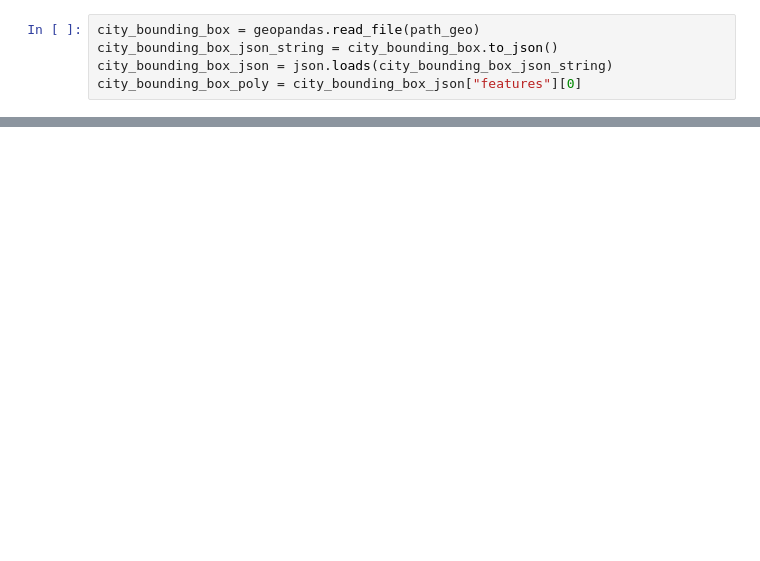
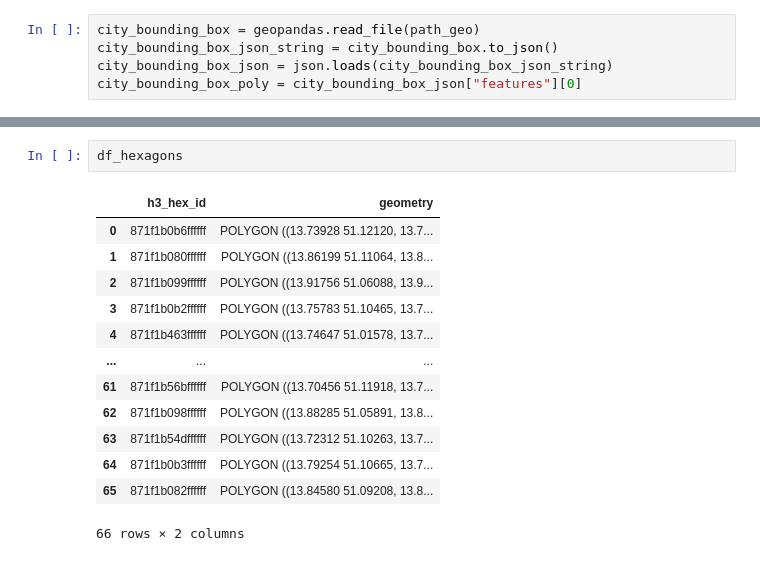
Before and after one commit to mulko93/AAA_Jupyter_Explorers, a Jupyter notebook: notebooks/02_Hexagons.ipynb, the cells around one changed output, grey strips where cells are left out. Cells and saved outputs as stored; diff of their text form; blank space fills up the shorter version.

```diff
--- a/notebooks/02_Hexagons.ipynb
+++ b/notebooks/02_Hexagons.ipynb
@@ -40,0 +104,16 @@ geopandas.
+# %%
+df_hexagons
+# %% [output]
+|  | h3_hex_id | geometry |
+| 0 | 871f1b0b6ffffff | POLYGON ((13.73928 51.12120, 13.7... |
+| 1 | 871f1b080ffffff | POLYGON ((13.86199 51.11064, 13.8... |
+| 2 | 871f1b099ffffff | POLYGON ((13.91756 51.06088, 13.9... |
+| 3 | 871f1b0b2ffffff | POLYGON ((13.75783 51.10465, 13.7... |
+| 4 | 871f1b463ffffff | POLYGON ((13.74647 51.01578, 13.7... |
+| ... | ... | ... |
+| 61 | 871f1b56bffffff | POLYGON ((13.70456 51.11918, 13.7... |
+| 62 | 871f1b098ffffff | POLYGON ((13.88285 51.05891, 13.8... |
+| 63 | 871f1b54dffffff | POLYGON ((13.72312 51.10263, 13.7... |
+| 64 | 871f1b0b3ffffff | POLYGON ((13.79254 51.10665, 13.7... |
+| 65 | 871f1b082ffffff | POLYGON ((13.84580 51.09208, 13.8... |
+66 rows × 2 columns
```
Also changed, not shown: parts of 16 cells of this notebook, 7 other files.
